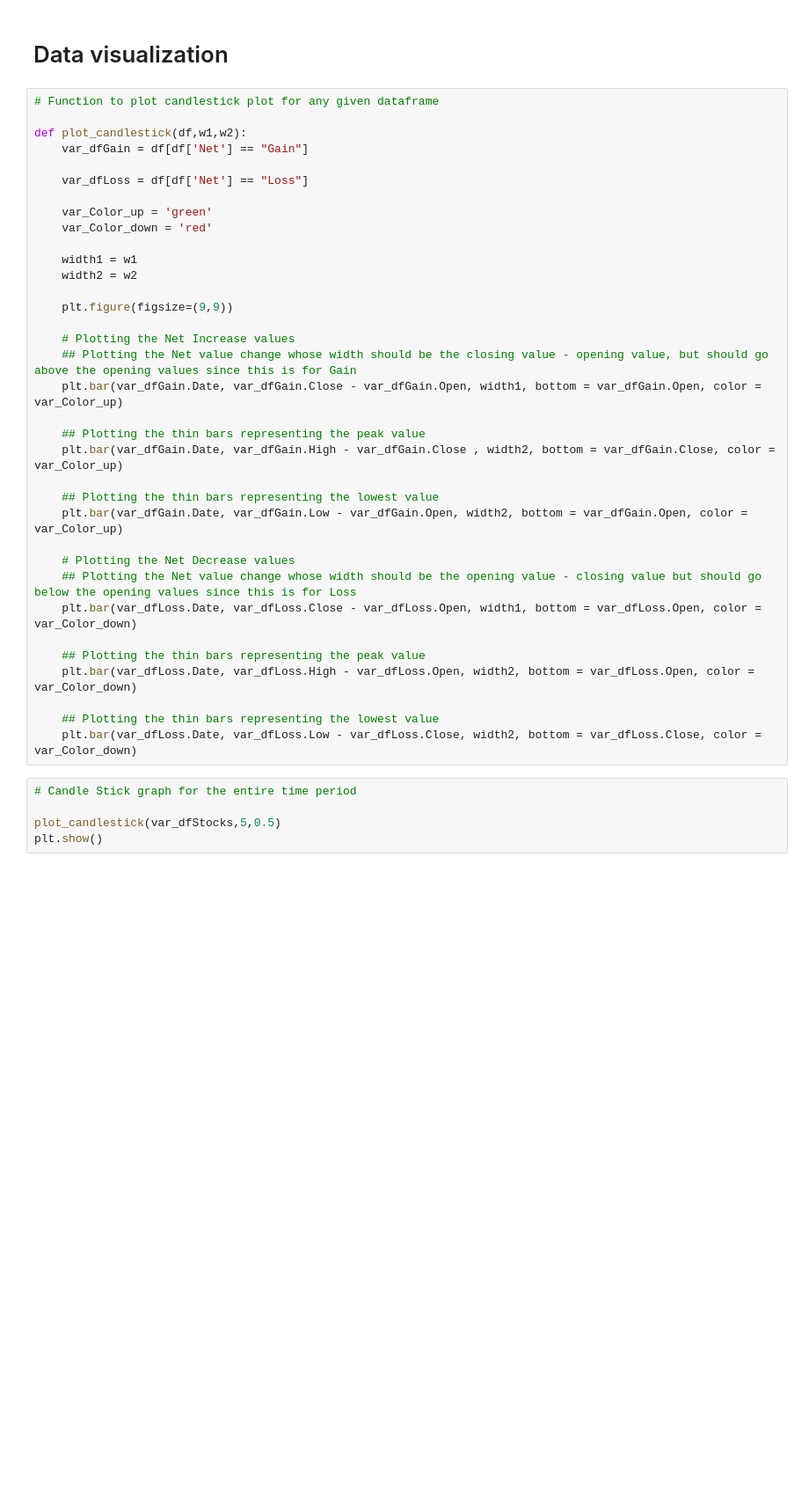
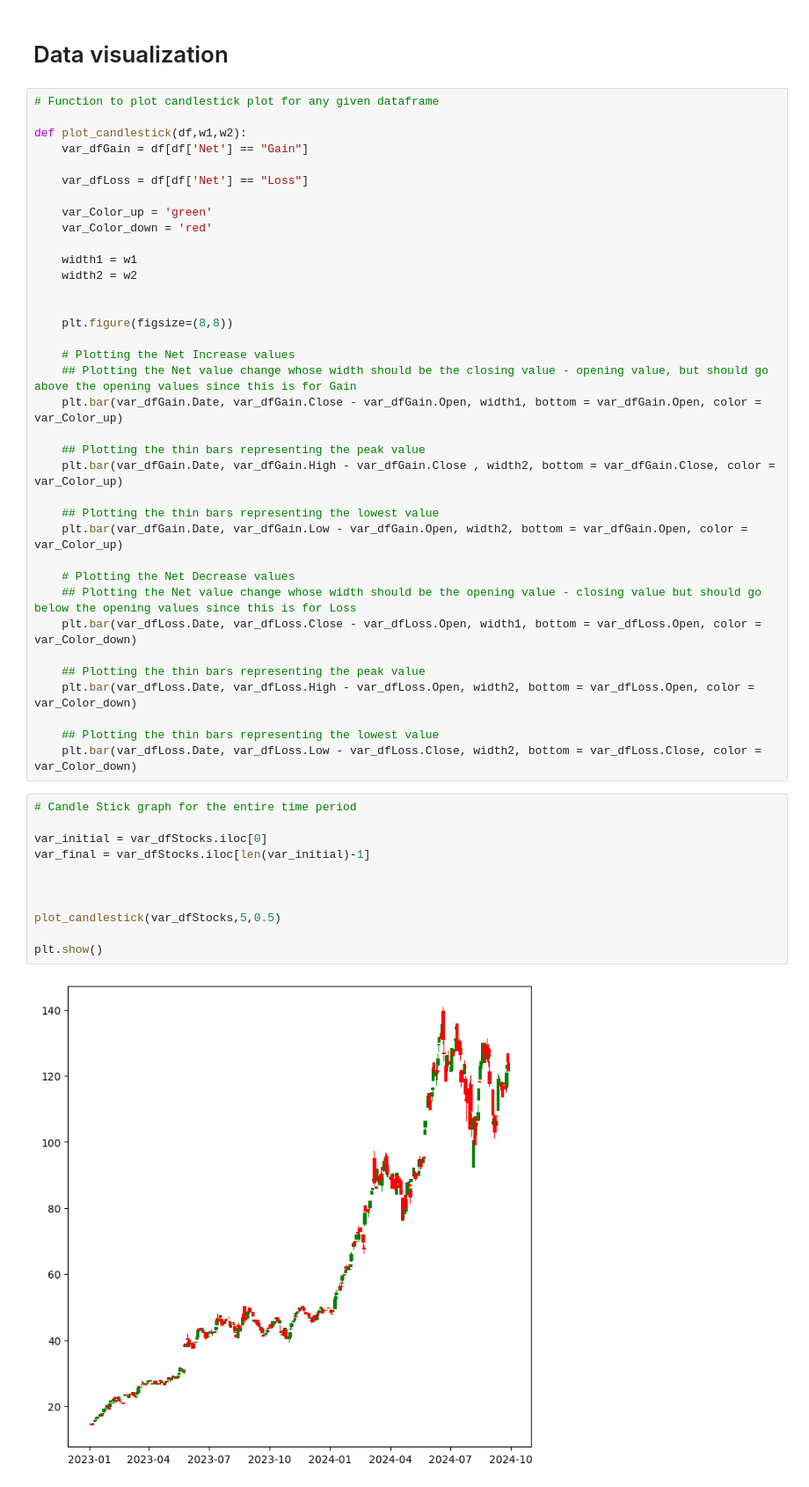
Before and after one commit to OswinDsilva/DataVisualisation_Lab_Assignments, a Jupyter notebook: Case Study/Week11-12_CaseStudy_240905268.ipynb, the cells around one changed output. Shown at 88% size. Drawn from its saved outputs; the diff is of its cells as text; blank space fills up the shorter version.

```diff
--- a/Case Study/Week11-12_CaseStudy_240905268.ipynb
+++ b/Case Study/Week11-12_CaseStudy_240905268.ipynb
@@ -81,7 +173,8 @@ def plot_candlestick(df,w1,w2):
     width1 = w1
     width2 = w2
 
-    plt.figure(figsize=(9,9))
+
+    plt.figure(figsize=(8,8))
 
     # Plotting the Net Increase values
     ## Plotting the Net value change whose width should be the closing value - opening value, but should go above the opening values since this is for Gain
@@ -105,8 +198,16 @@ def plot_candlestick(df,w1,w2):
 # %%
 # Candle Stick graph for the entire time period
 
+var_initial = var_dfStocks.iloc[0]
+var_final = var_dfStocks.iloc[len(var_initial)-1]
+
+
+
 plot_candlestick(var_dfStocks,5,0.5)
+
 plt.show()
+# %% [output]
+[figure, added]
 # %% [markdown]
 # As we can see, there are breakages in the graph .
 # This is mainly due to 2 reasons:
```
Also changed, not shown: parts of 8 cells of this notebook.
